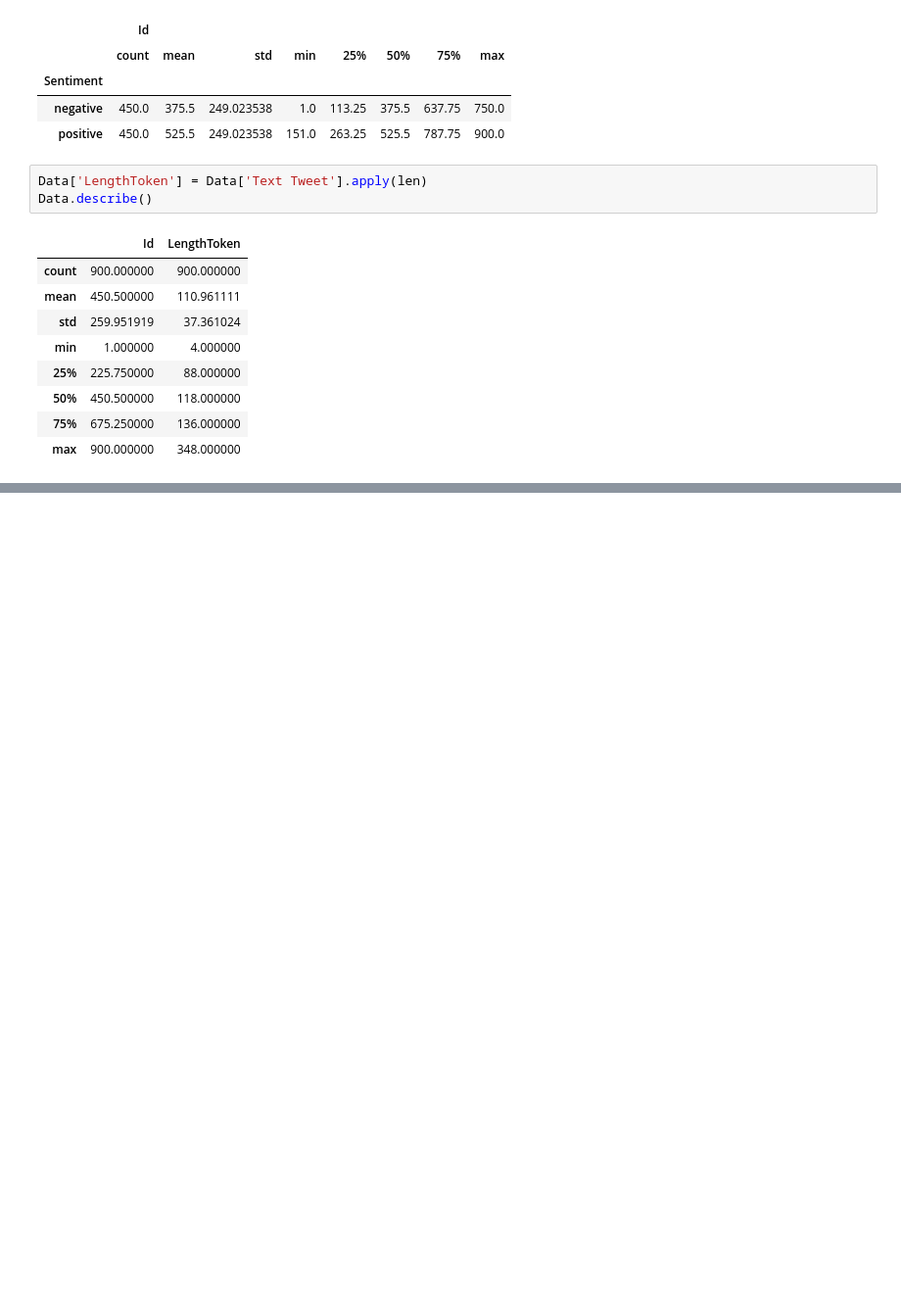
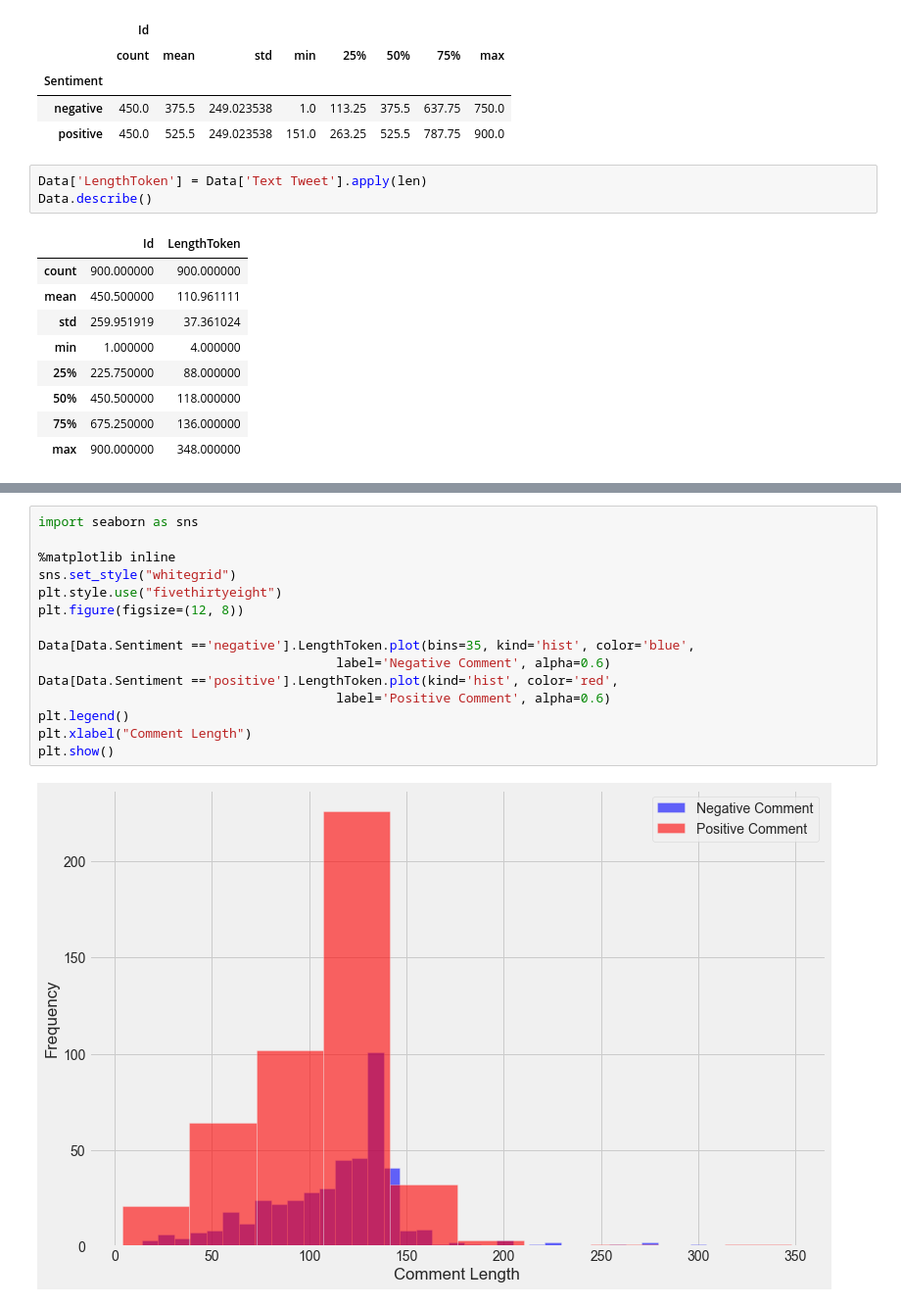
Before and after one commit to masterofray/Intro_of_NLP, a Jupyter notebook: Notebooks/Data Pre Processing.ipynb, the cells around one changed output, grey strips where cells are left out. Shown at 98% size. Cells and saved outputs as stored; diff of their text form; blank space fills up the shorter version.

Commit message:
add the notebook data pre processing again

```diff
--- a/Notebooks/Data Pre Processing.ipynb
+++ b/Notebooks/Data Pre Processing.ipynb
@@ -89,0 +89,17 @@ wordcloud(Data['Text Tweet'])
+# %%
+import seaborn as sns
+
+%matplotlib inline
+sns.set_style("whitegrid")
+plt.style.use("fivethirtyeight")
+plt.figure(figsize=(12, 8))
+
+Data[Data.Sentiment =='negative'].LengthToken.plot(bins=35, kind='hist', color='blue',
+                                       label='Negative Comment', alpha=0.6)
+Data[Data.Sentiment =='positive'].LengthToken.plot(kind='hist', color='red',
+                                       label='Positive Comment', alpha=0.6)
+plt.legend()
+plt.xlabel("Comment Length")
+plt.show()
+# %% [output]
+[figure, added]
```
Also changed, not shown: parts of 1 cell of this notebook.
